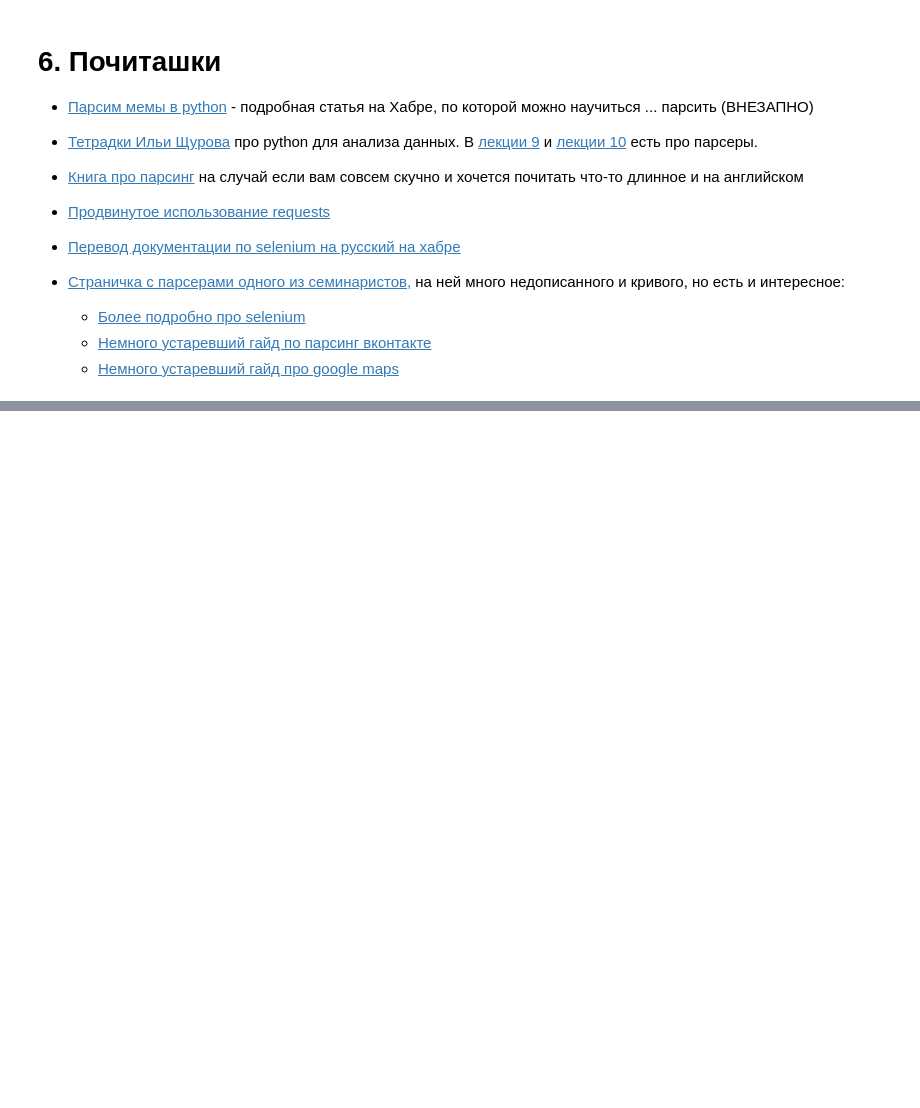
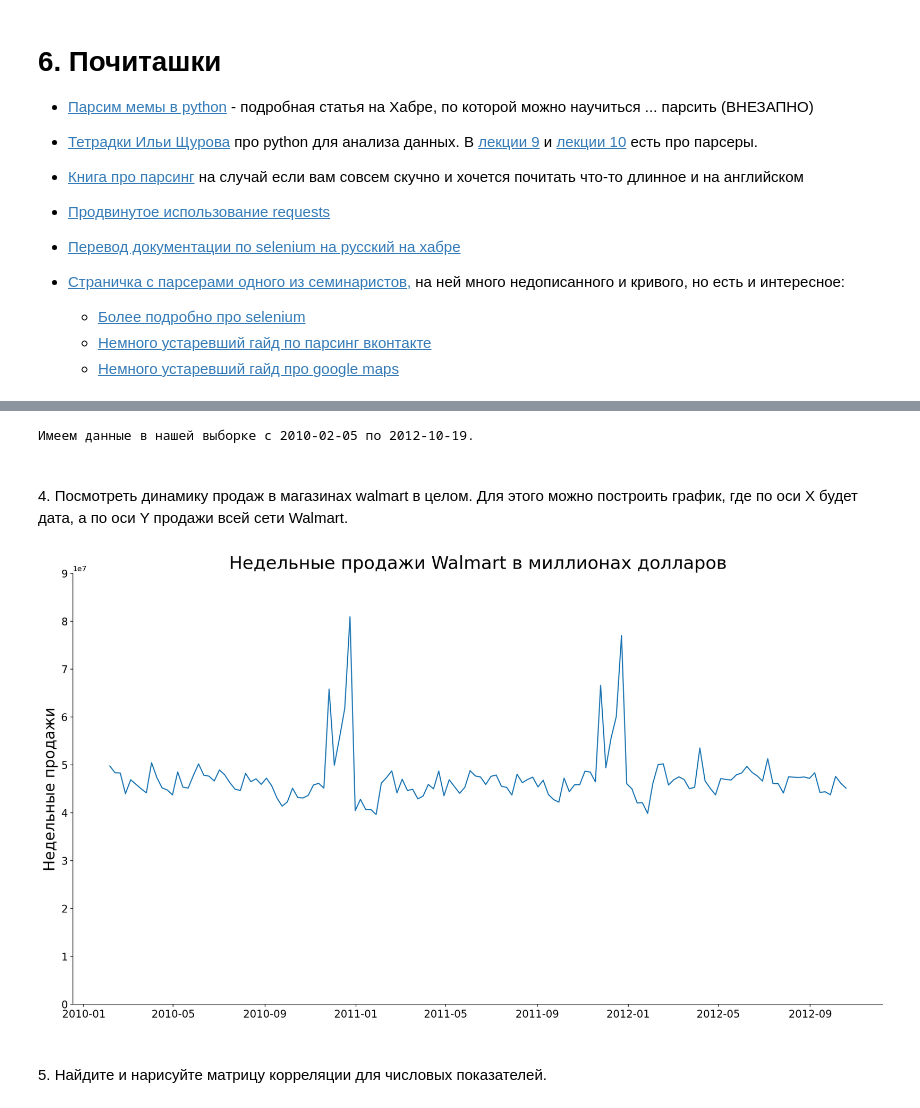
Before and after one commit to khaykingleb/Data-Science, a Jupyter notebook: sem05_parsing/sem05_parsing_full.ipynb, the cells around one changed output, grey strips where cells are left out. Saved outputs shown, nothing was run; the diff lists cells and outputs as text; code cells hidden in the pictures; blank space fills up the shorter version.

```diff
--- a/sem05_parsing/sem05_parsing_full.ipynb
+++ b/sem05_parsing/sem05_parsing_full.ipynb
@@ -892,0 +1400,2 @@ driver.close()
+# %%
+df['Date'] = pd.to_datetime(df['Date'], format='%Y-%m-%d')
@@ -892,0 +1451,8 @@ driver.close()
+# %%
+col_na = []
+
+for col in df.columns:
+    if df[col].isna().any():
+        col_na.append(col)
+
+col_na
@@ -892,0 +1480,2 @@ driver.close()
+# %%
+df.drop(col_na, axis='columns', inplace=True)
@@ -892,0 +1539,3 @@ driver.close()
+# %%
+df_date = df[['Date',  'Weekly_Sales']].groupby('Date').sum()
+df_date
@@ -892,0 +1557,30 @@ driver.close()
+# %%
+print(f'Имеем данные в нашей выборке с {df_date.index[0].date()} по {df_date.index[-1].date()}.')
+# %% [output]
+Имеем данные в нашей выборке с 2010-02-05 по 2012-10-19.
+# %% [markdown]
+<br> 4. Посмотреть динамику продаж в магазинах walmart в целом. Для этого можно построить график, где по оси X будет дата, а по оси Y продажи всей сети Walmart.
+# %%
+fig = plt.figure(figsize=(16, 9))
+
+# Удаляем лишние границы
+ax = plt.subplot(111)
+ax.spines["top"].set_visible(False)
+ax.spines["right"].set_visible(False)
+ax.get_xaxis().tick_bottom()
+ax.get_yaxis().tick_left()
+
+# Корректируем оси абсцисс и ординат
+plt.xticks(fontsize=14)
+plt.yticks(fontsize=14)
+
+plt.plot(df_date)
+plt.title('Недельные продажи Walmart в миллионах долларов', fontsize=24)
+plt.ylabel('Недельные продажи', fontsize=20)
+plt.ylim(0, 9 * 1e7)
+
+plt.tight_layout()
+# %% [output]
+[figure, added]
+# %% [markdown]
+<br>5. Найдите и нарисуйте матрицу корреляции для числовых показателей.
```
Also changed, not shown: parts of 106 cells of this notebook, 2 other files.
